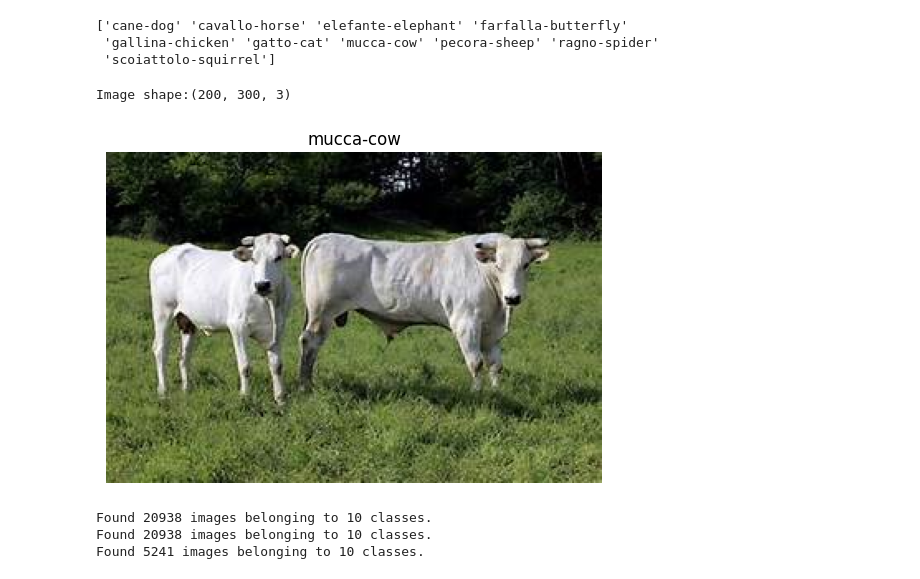
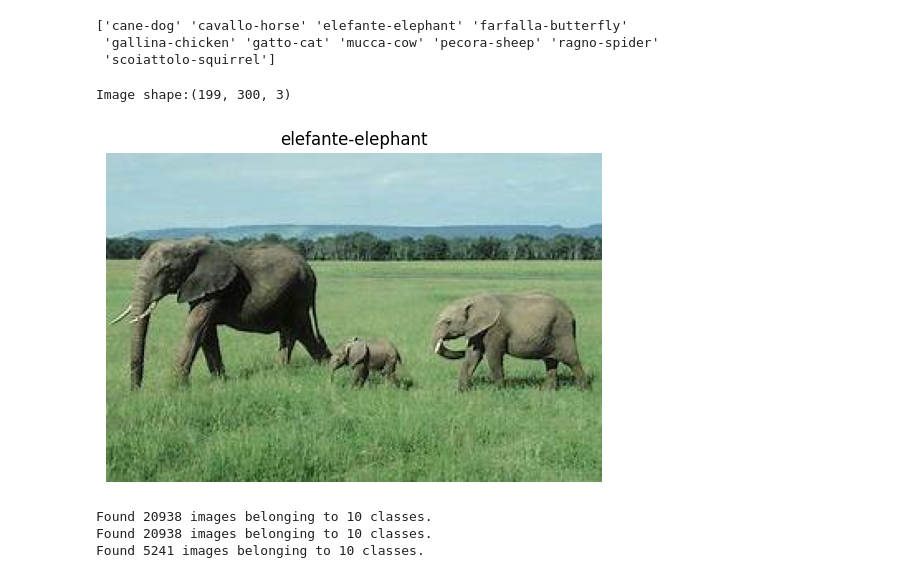
Before and after one commit to Gaurav-phatkare/Classification-Models-Tensorflow, a Jupyter notebook: Multiclass_classification_using_deep_learning.ipynb, the cells around one changed output. Saved outputs shown, nothing was run; the diff lists cells and outputs as text; code cells hidden in the pictures.

```diff
--- a/Multiclass_classification_using_deep_learning.ipynb
+++ b/Multiclass_classification_using_deep_learning.ipynb
@@ -213,11 +213,11 @@ def view_random_image(target_dir, target_class):
 
     return image
 # %%
-img = view_random_image(target_dir = '/content/Animal10_dataset/train/',
-                        target_class = "mucca-cow")
+img = view_random_image(target_dir = '/content/Animal10_dataset/test/',
+                        target_class = "elefante-elephant")
 # %% [output]
-Image shape:(200, 300, 3)
+Image shape:(199, 300, 3)
-[figure, old version]
+[figure, new version]
 # %%
 # define training and testing directory paths
 
```
Also changed, not shown: parts of 55 cells of this notebook.
